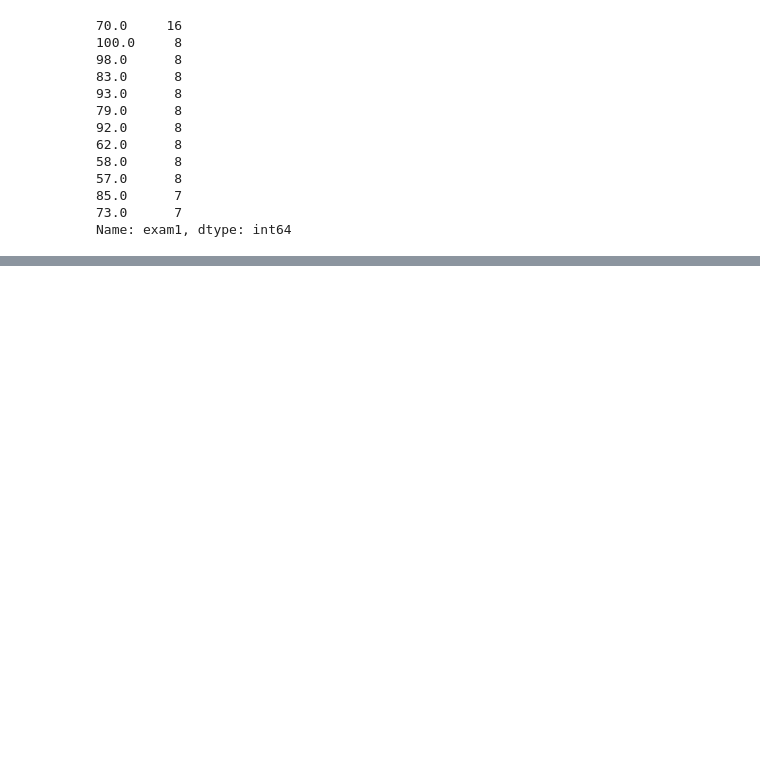
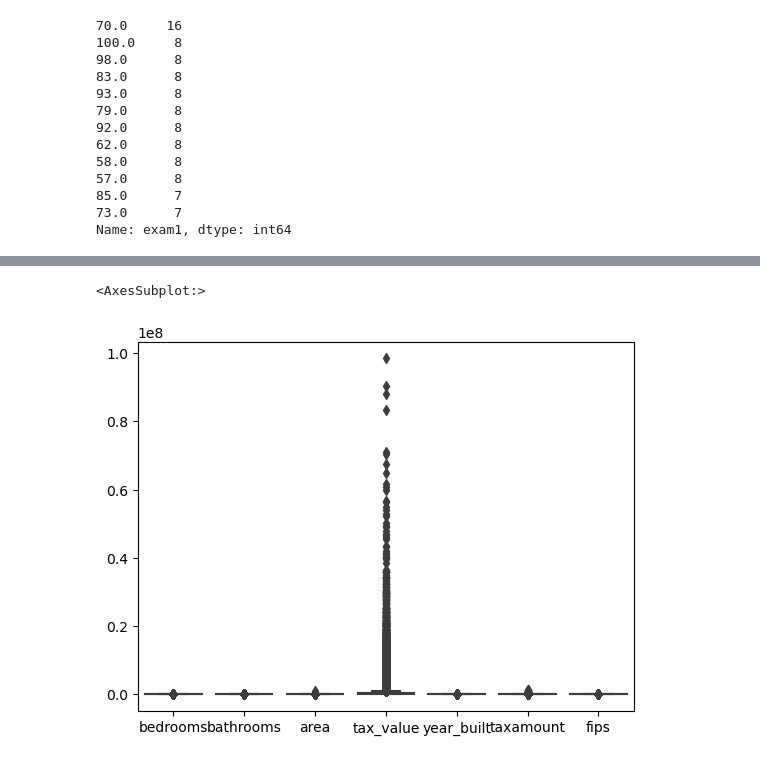
Before and after one commit to DHILL2123/regression-exercises, a Jupyter notebook: wrangle.ipynb, the cells around one changed output, grey strips where cells are left out. Cells and saved outputs as stored; diff of their text form; code cells hidden in the pictures; blank space fills up the shorter version.

```diff
--- a/wrangle.ipynb
+++ b/wrangle.ipynb
@@ -337,0 +349,6 @@ dtype: float64
+# %%
+#Boxplot shows outliers as diamonds
+sns.boxplot(data=df)
+# %% [output]
+<AxesSubplot:>
+[figure, added]
```
Also changed, not shown: parts of 100 cells of this notebook, 7 other files.
